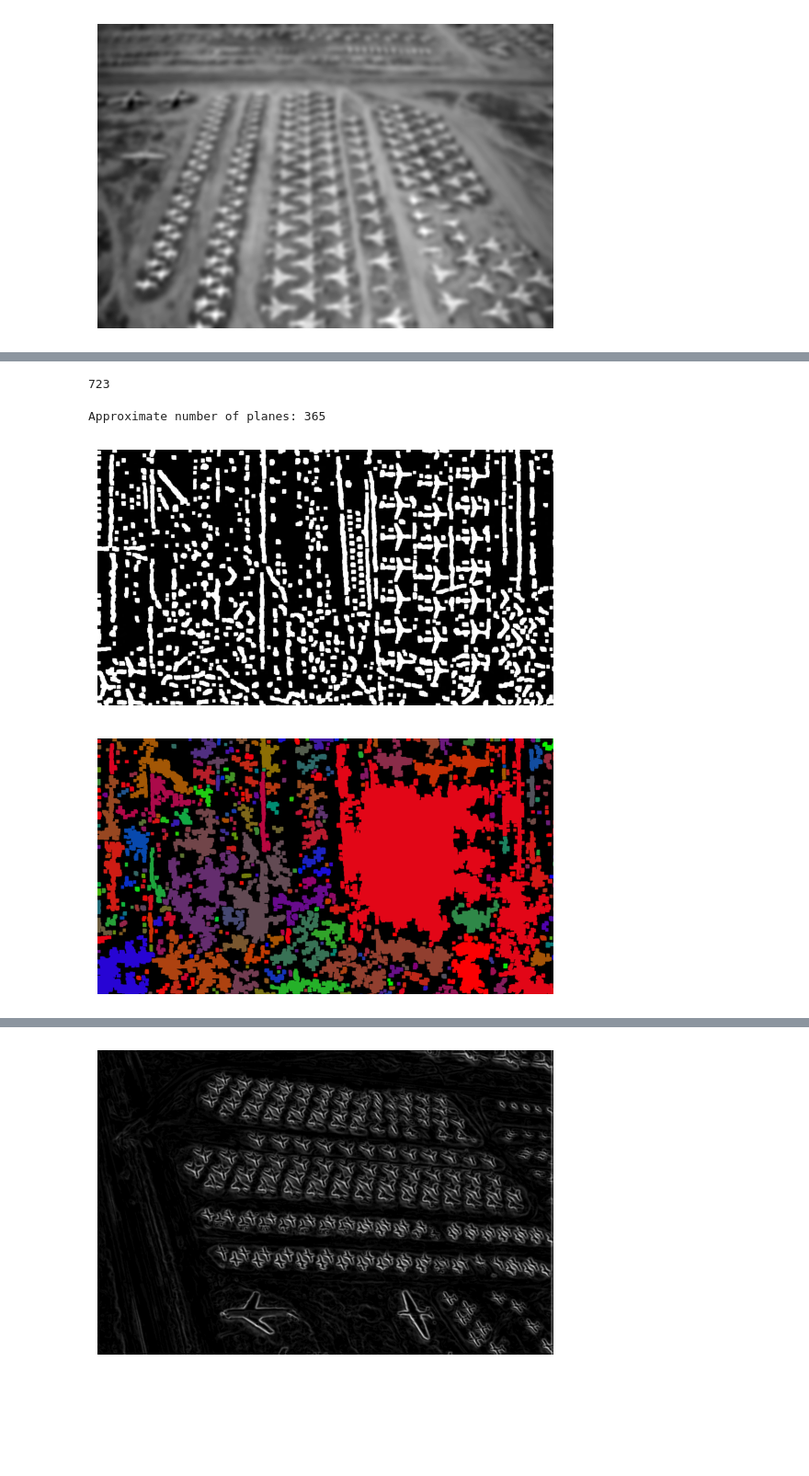
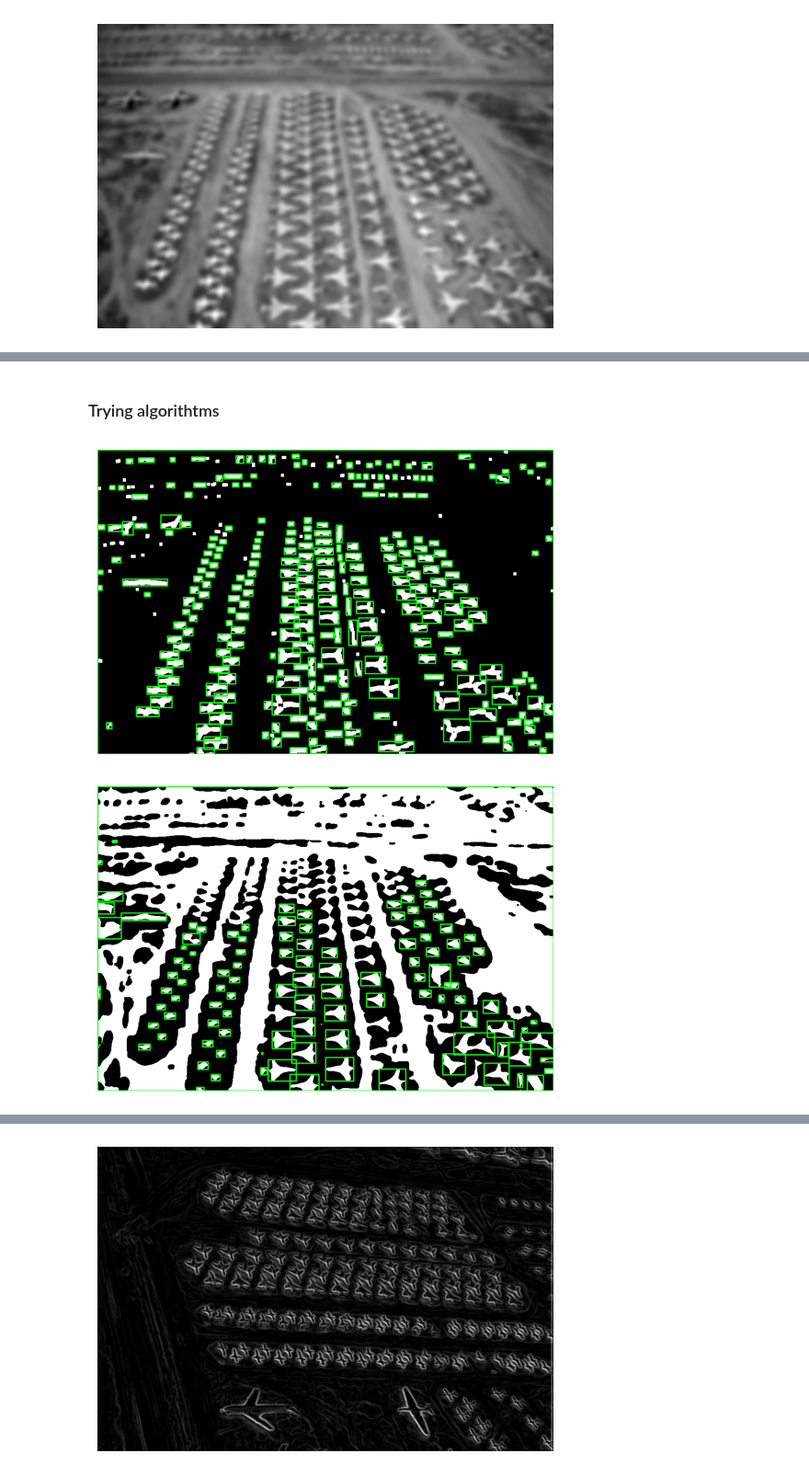
Before and after one commit to revit3d/Planes-Segmentation-opencv, a Jupyter notebook: Experiments.ipynb, the cells around one changed output, grey strips where cells are left out. Shown at 92% size. Cells and saved outputs as stored; diff of their text form; code cells hidden in the pictures; blank space fills up the shorter version.

```diff
--- a/Experiments.ipynb
+++ b/Experiments.ipynb
@@ -20,0 +23,16 @@ show(image)
+# %%
+image_orig = cv2.imread('./images/image2.jpg')
+image = cv2.cvtColor(image_orig, cv2.COLOR_BGR2GRAY)
+image = cv2.GaussianBlur(image, (5, 5), 0)
+image = cv2.morphologyEx(image, cv2.MORPH_CLOSE, np.ones((5, 5), np.uint8))
+
+edges = cv2.Canny(image, 120, 350)
+contours, _ = cv2.findContours(edges, cv2.RETR_EXTERNAL, cv2.CHAIN_APPROX_SIMPLE)
+
+# create a blank mask to store the segmented objects
+mask = np.zeros_like(image_orig)
+fill_color = (0, 255, 0)
+
+cv2.drawContours(mask, contours, -1, fill_color, 2)
+show(mask)
+print(f'Approximate number of planes\non the image: {len(contours)}')
@@ -43,31 +71,49 @@ len(labels)
-# %%
-threshold_S = 50
-for label in labels:
-    if stats[label, cv2.CC_STAT_AREA] < threshold_S:
-        labels[labels == label] = 0
-len(np.unique(labels))
-# %% [output]
-723
+# %% [markdown]
+### Trying algorithtms
 # %%
 gauss_contours = blurred - image
 
 # Opening
 erosion = cv2.erode(gauss_contours, np.ones((3, 3), np.uint8), iterations=2)
-dilation = cv2.dilate(erosion, np.ones((2, 2), np.uint8), iterations=8)
+dilation = cv2.dilate(erosion, np.ones((2, 2), np.uint8), iterations=6)
+_, thresh = cv2.threshold(processed, 127, 255, cv2.THRESH_BINARY)
+
+_, labels, stats, _ = cv2.connectedComponentsWithStats(thresh, 8)
+mask = cv2.cvtColor(thresh, cv2.COLOR_GRAY2RGB)
+for stat in stats:
+    x, y, w, h, area = stat  #
+    if area > 100:
+        cv2.rectangle(mask, (x, y), (x+w, y+h), (0, 255, 0), 2)
+show(mask)
 
 # Find contours
-contours, _ = cv2.findContours(dilation, cv2.RETR_EXTERNAL, cv2.CHAIN_APPROX_SIMPLE)
-print(f'Approximate number of planes: {len(contours)}')
-show(dilation)
+# contours, _ = cv2.findContours(dilation, cv2.RETR_EXTERNAL, cv2.CHAIN_APPROX_SIMPLE)
+# print(f'Approximate number of planes: {len(contours)}')
+#show(dilation)
 
-mask = np.zeros_like(image_orig)
-for contour in contours:
-    num1 = np.random.randint(0, 255)
-    num2 = np.random.randint(0, 255 - num1)
-    fill_color = (num1, num2, 255 - num1 - num2)
-    cv2.drawContours(mask, [contour], 0, fill_color, -1)
+# mask = np.zeros_like(image_orig)
+# for contour in contours:
+#     num1 = np.random.randint(0, 255)
+#     num2 = np.random.randint(0, 255 - num1)
+#     fill_color = (num1, num2, 255 - num1 - num2)
+#     cv2.drawContours(mask, [contour], 0, fill_color, -1)
+
+#blur = cv2.GaussianBlur(image, (5, 5), 0)
+#image = cv2.divide(image, blur, scale=255)
+se = cv2.getStructuringElement(cv2.MORPH_RECT, (40, 40))
+bg = cv2.morphologyEx(image, cv2.MORPH_DILATE, se)
+#bg = cv2.morphologyEx(bg, cv2.MORPH_GRADIENT, kernel)
+out_gray = cv2.divide(image, bg, scale=255)
+out_binary = cv2.threshold(out_gray, 0, 255, cv2.THRESH_OTSU)[1]
+dilated = cv2.erode(out_binary, np.ones((3, 3), np.uint8), iterations=1)
+#show(out_binary)
+
+_, labels, stats, _ = cv2.connectedComponentsWithStats(dilated, 8)
+mask = cv2.cvtColor(dilated, cv2.COLOR_GRAY2RGB)
+for stat in stats:
+    x, y, w, h, area = stat  #
+    cv2.rectangle(mask, (x, y), (x+w, y+h), (0, 255, 0), 2)
 show(mask)
 # %% [output]
-Approximate number of planes: 365
-[figure, old version]
+[figure, new version]
-[figure, old version]
+[figure, new version]
```
Also changed, not shown: parts of 16 cells of this notebook.
